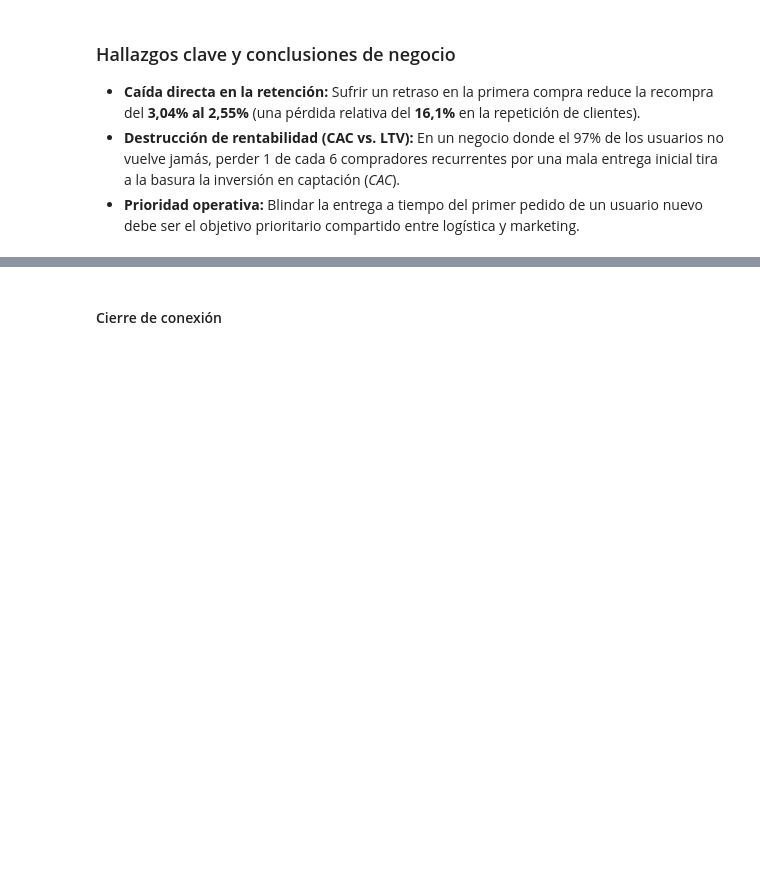
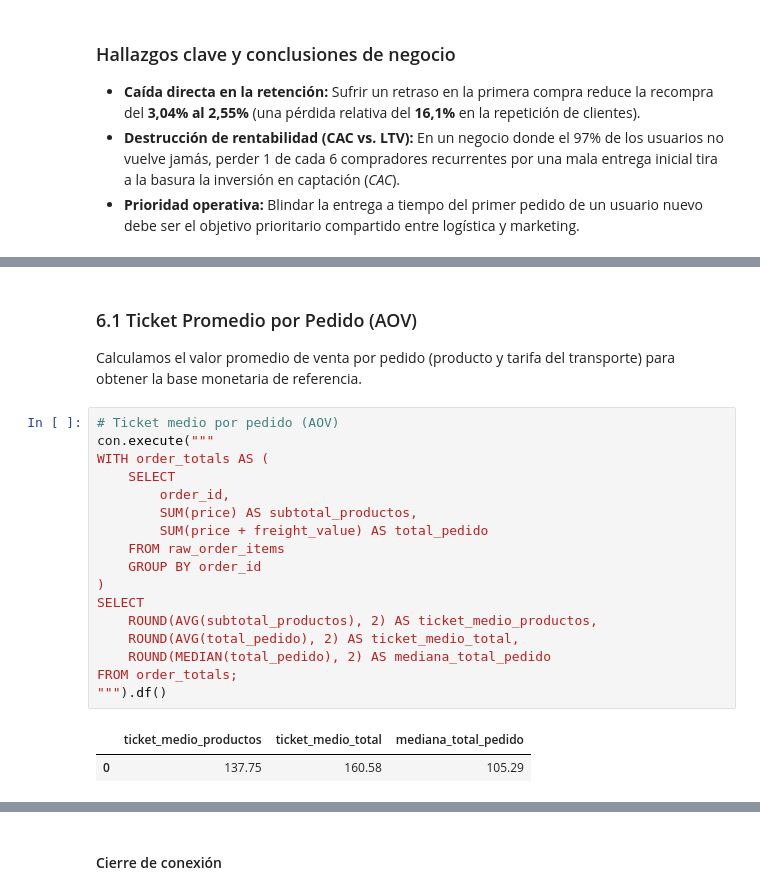
Before and after one commit to MonicaFernandezM/ecommerce-advanced-sql-analysis, a Jupyter notebook: notebooks/01_ecommerce_analytics_duckdb.ipynb, the cells around one changed output, grey strips where cells are left out. Saved outputs shown, nothing was run; the diff lists cells and outputs as text; blank space fills up the shorter version.

```diff
--- a/notebooks/01_ecommerce_analytics_duckdb.ipynb
+++ b/notebooks/01_ecommerce_analytics_duckdb.ipynb
@@ -1378,0 +1387,23 @@ plt.show()
+# %% [markdown]
+### 6.1 Ticket Promedio por Pedido (AOV)
+Calculamos el valor promedio de venta por pedido (producto y tarifa del transporte) para obtener la base monetaria de referencia.
+# %%
+# Ticket medio por pedido (AOV)
+con.execute("""
+WITH order_totals AS (
+    SELECT
+        order_id,
+        SUM(price) AS subtotal_productos,
+        SUM(price + freight_value) AS total_pedido
+    FROM raw_order_items
+    GROUP BY order_id
+)
+SELECT
+    ROUND(AVG(subtotal_productos), 2) AS ticket_medio_productos,
+    ROUND(AVG(total_pedido), 2) AS ticket_medio_total,
+    ROUND(MEDIAN(total_pedido), 2) AS mediana_total_pedido
+FROM order_totals;
+""").df()
+# %% [output]
+|  | ticket_medio_productos | ticket_medio_total | mediana_total_pedido |
+| 0 | 137.75 | 160.58 | 105.29 |
```
Also changed, not shown: parts of 12 cells of this notebook, 6 other files.
